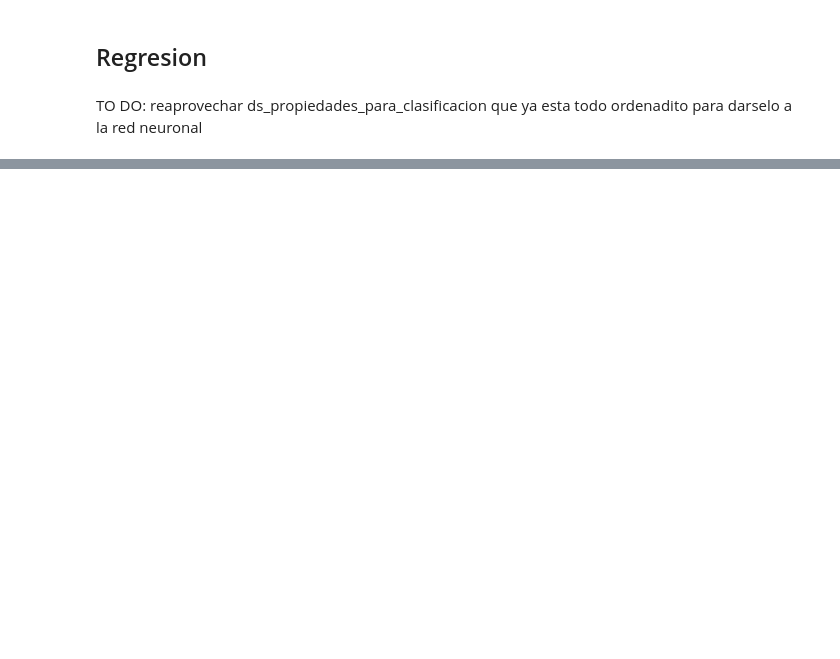
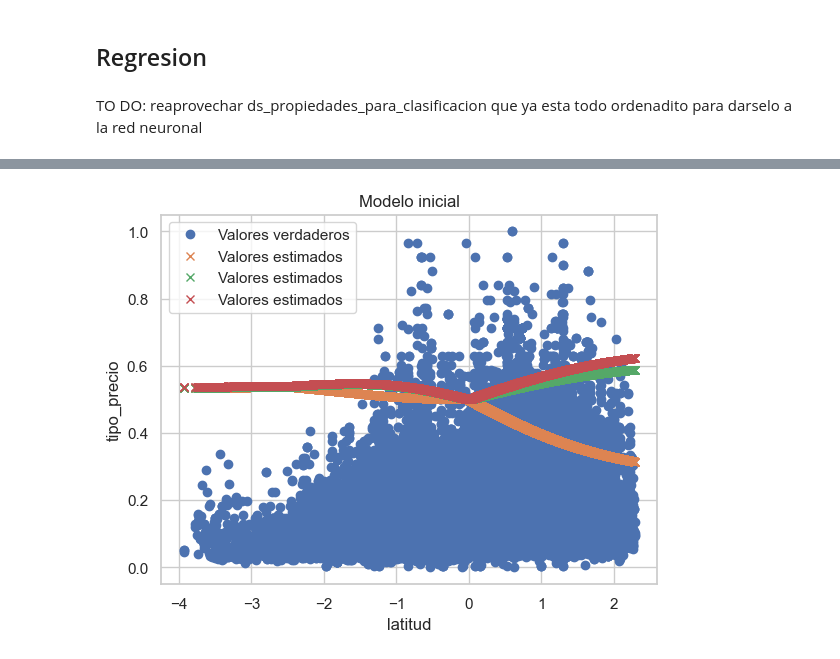
Before and after one commit to franjuarez/7506R-2C2022-GRUPO21, a Jupyter notebook: TP2/7506R_TP2_GRUPO21_ENTREGA.ipynb, the cells around one changed output, grey strips where cells are left out. Drawn from its saved outputs; the diff is of its cells as text; code cells hidden in the pictures; blank space fills up the shorter version.

```diff
--- a/TP2/7506R_TP2_GRUPO21_ENTREGA.ipynb
+++ b/TP2/7506R_TP2_GRUPO21_ENTREGA.ipynb
@@ -556,0 +596,28 @@ TO DO: reaprovechar ds_propiedades_para_clasificacion que ya esta todo ordenadit
+# %%
+columnas_predictoras
+variable_predictora="latitud"
+
+scaler = MinMaxScaler()
+ds_propiedades[variable_predictora] = scaler.fit_transform(ds_propiedades[variable_predictora].to_numpy().reshape(-1, 1))
+ds_propiedades['property_price'] = scaler.fit_transform(ds_propiedades['property_price'].to_numpy().reshape(-1, 1))
+
+x_train, x_test, y_train, y_test = train_test_split(ds_propiedades.loc[:,variable_predictora],ds_propiedades.loc[:,'property_price'],test_size=0.2)
+
+sscaler=StandardScaler()
+sscaler.fit(pd.DataFrame(x_train))
+
+x_train_transform=sscaler.transform(pd.DataFrame(x_train))
+x_test_transform=sscaler.transform(pd.DataFrame(x_test))
+# %%
+# Creo un modelo Red Neuronal
+d_in=1
+d_out=1
+
+modelo1 = keras.Sequential([
+    keras.layers.Dense(1,input_shape=(d_in,)), #, activation="relu"
+
+    keras.layers.Dense(3, activation='tanh'),
+    keras.layers.Dense(3, activation='relu'),
+    keras.layers.Dense(3, activation='sigmoid')
+    ])
+modelo1.summary()
@@ -556,0 +642,3 @@ TO DO: reaprovechar ds_propiedades_para_clasificacion que ya esta todo ordenadit
+# %%
+plot_regression(modelo1,x_train_transform,y_train,title=f"Modelo inicial",xlabel=variable_predictora,ylabel="tipo_precio")
+# %% [output]
@@ -556,0 +646 @@ TO DO: reaprovechar ds_propiedades_para_clasificacion que ya esta todo ordenadit
+[figure, added]
```
Also changed, not shown: parts of 29 cells of this notebook, 10 other files.
